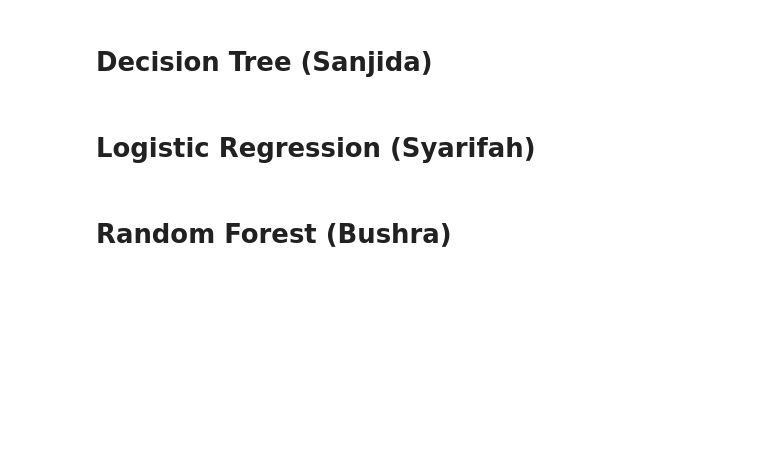
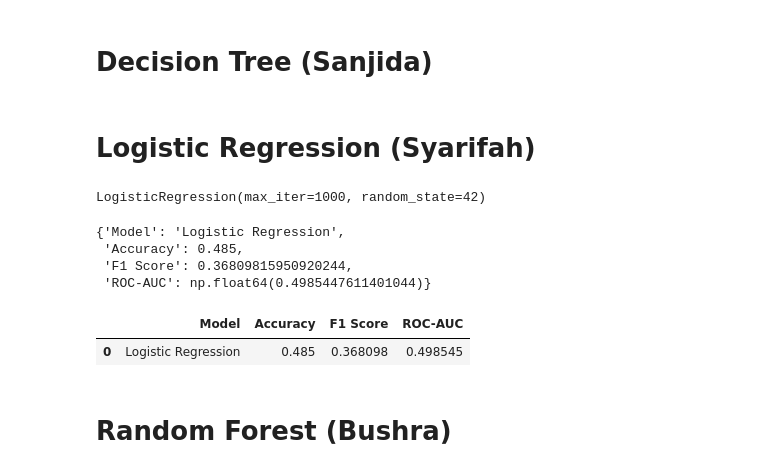
Before and after one commit to Bushraaaaaaaa/WIE3007-DMW-GroupAssignment, a Jupyter notebook: DMW_GroupProject.ipynb, the cells around one changed output. Saved outputs shown, nothing was run; the diff lists cells and outputs as text; code cells hidden in the pictures; blank space fills up the shorter version.

Commit message:
Add Logistic Regression model

```diff
--- a/DMW_GroupProject.ipynb
+++ b/DMW_GroupProject.ipynb
@@ -386,0 +402,33 @@ NameError: name 'df_final' is not defined
+# %%
+# Fit Logistic Regression
+log_reg = LogisticRegression(
+    max_iter=1000,
+    random_state=42
+)
+
+log_reg.fit(X_train_scaled, y_train)
+# %% [output]
+LogisticRegression(max_iter=1000, random_state=42)
+# %%
+# Predictions
+y_pred = log_reg.predict(X_test_scaled)
+y_proba = log_reg.predict_proba(X_test_scaled)[:, 1]
+# %%
+# Evaluation Metrics
+accuracy = accuracy_score(y_test, y_pred)
+f1 = f1_score(y_test, y_pred)
+roc_auc = roc_auc_score(y_test, y_proba)
+
+metrics = {
+    "Model": "Logistic Regression",
+    "Accuracy": accuracy,
+    "F1 Score": f1,
+    "ROC-AUC": roc_auc
+}
+
+metrics
+# %% [output]
+{'Model': 'Logistic Regression',
+ 'Accuracy': 0.485,
+ 'F1 Score': 0.36809815950920244,
+ 'ROC-AUC': np.float64(0.4985447611401044)}
@@ -387,3 +438,13 @@ NameError: name 'df_final' is not defined
+# %%
+# Saving Metrics (for report & GitHub)
+
+metrics_df = pd.DataFrame([metrics])
+metrics_df.to_csv("logistic_regression_metrics.csv", index=False)
+
+metrics_df
+# %% [output]
+|  | Model | Accuracy | F1 Score | ROC-AUC |
+| 0 | Logistic Regression | 0.485 | 0.368098 | 0.498545 |
 # %% [markdown]
 # Random Forest (Bushra)
 # %% [markdown]
```
Also changed, not shown: parts of 2 cells of this notebook.
